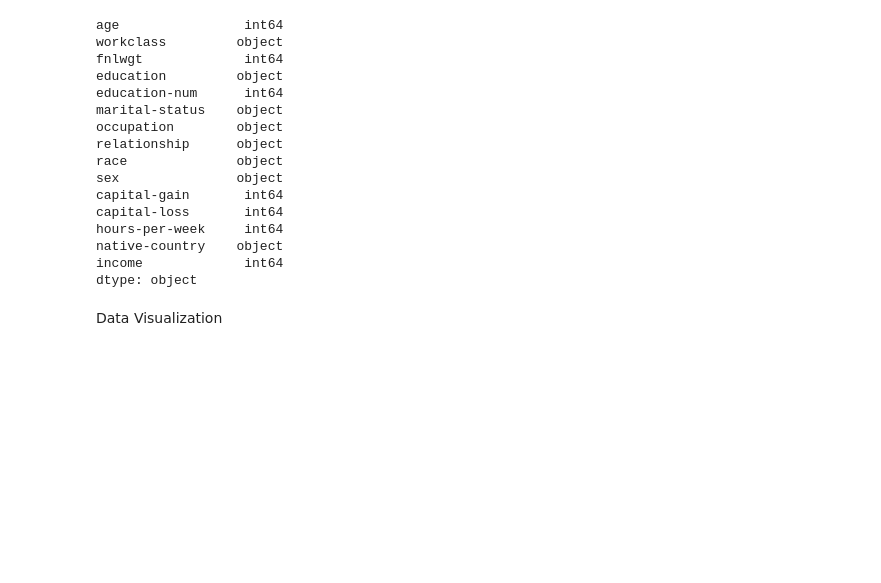
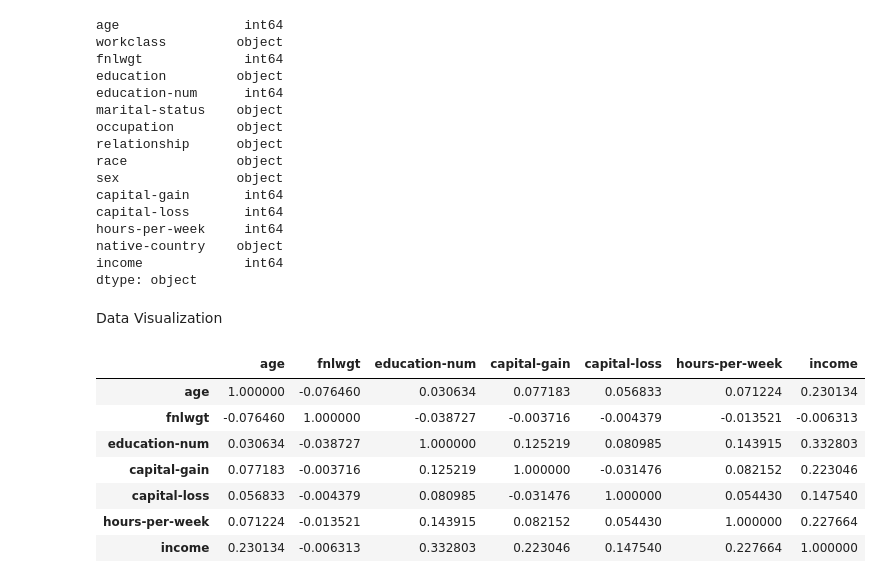
Before and after one commit to NethumDinusara/ML_CW, a Jupyter notebook: ML_CW_20221249.ipynb, the cells around one changed output. Cells and saved outputs as stored; diff of their text form; code cells hidden in the pictures; blank space fills up the shorter version.

```diff
--- a/ML_CW_20221249.ipynb
+++ b/ML_CW_20221249.ipynb
@@ -372,3 +377,18 @@ income             int64
 dtype: object
 # %% [markdown]
 Data Visualization
+# %%
+# Select numeric columns only
+numeric_columns = df.select_dtypes('number')
+
+# Calculate correlation matrix for numeric columns
+numeric_columns.corr()
+# %% [output]
+|  | age | fnlwgt | education-num | capital-gain | capital-loss | hours-per-week | income |
+| age | 1.000000 | -0.076460 | 0.030634 | 0.077183 | 0.056833 | 0.071224 | 0.230134 |
+| fnlwgt | -0.076460 | 1.000000 | -0.038727 | -0.003716 | -0.004379 | -0.013521 | -0.006313 |
+| education-num | 0.030634 | -0.038727 | 1.000000 | 0.125219 | 0.080985 | 0.143915 | 0.332803 |
+| capital-gain | 0.077183 | -0.003716 | 0.125219 | 1.000000 | -0.031476 | 0.082152 | 0.223046 |
+| capital-loss | 0.056833 | -0.004379 | 0.080985 | -0.031476 | 1.000000 | 0.054430 | 0.147540 |
+| hours-per-week | 0.071224 | -0.013521 | 0.143915 | 0.082152 | 0.054430 | 1.000000 | 0.227664 |
+| income | 0.230134 | -0.006313 | 0.332803 | 0.223046 | 0.147540 | 0.227664 | 1.000000 |
```
Also changed, not shown: parts of 10 cells of this notebook.
